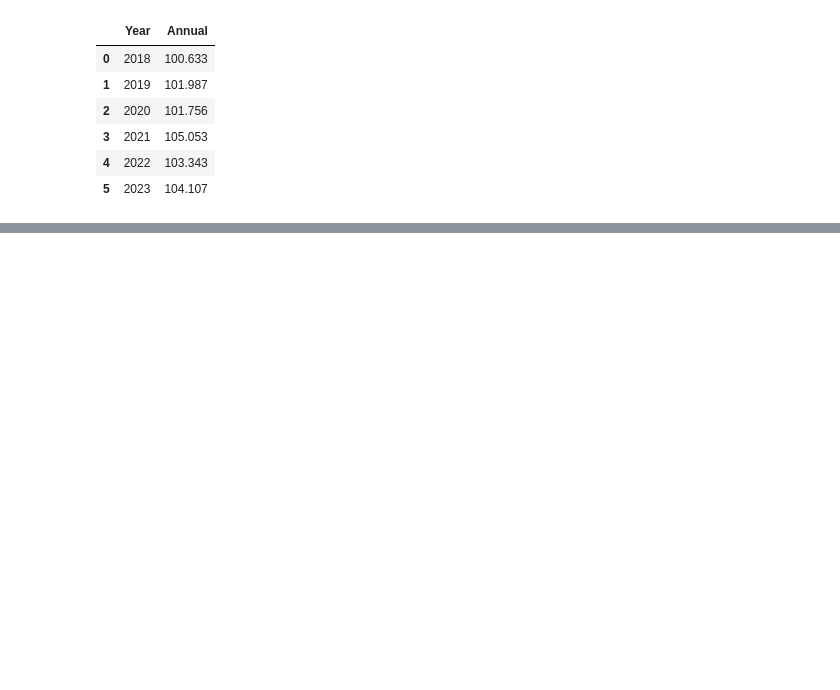
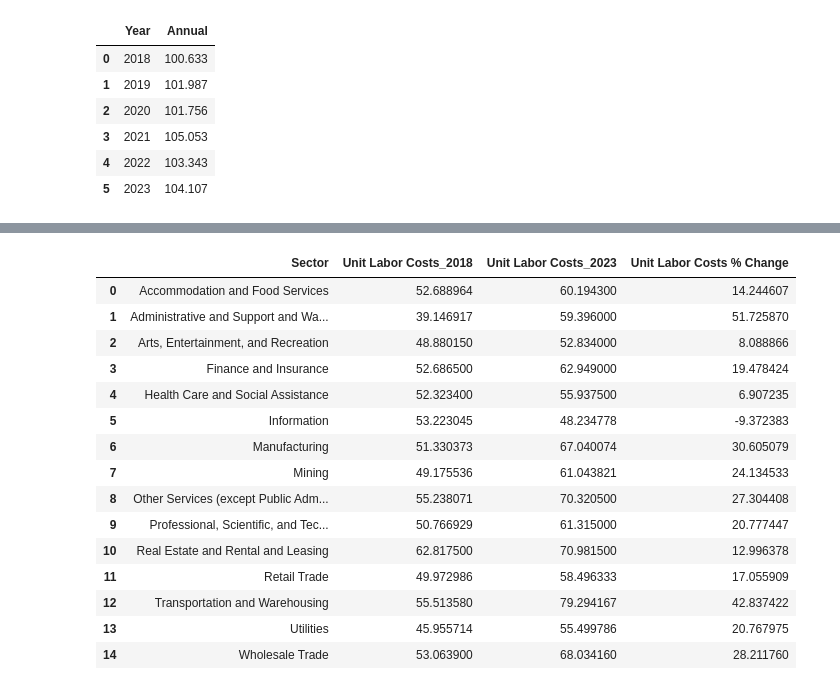
Before and after one commit to katmr27/class_project_1-, a Jupyter notebook: Class_Project_1_Starter.ipynb, the cells around one changed output, grey strips where cells are left out. Cells and saved outputs as stored; diff of their text form; code cells hidden in the pictures; blank space fills up the shorter version.

```diff
--- a/Class_Project_1_Starter.ipynb
+++ b/Class_Project_1_Starter.ipynb
@@ -205,3 +194,28 @@ average_percent_change_df.head(10)
 | 7 | Administrative and Support and Wa... | 2019 | 43.705750 |
 | 8 | Administrative and Support and Wa... | 2020 | 58.409000 |
 | 9 | Administrative and Support and Wa... | 2021 | 38.089000 |
+# %%
+first_yr1 = sector_unit_labor_costs_df[sector_unit_labor_costs_df["Year"] == 2018]
+last_yr1 = sector_unit_labor_costs_df[sector_unit_labor_costs_df["Year"] == 2023]
+
+merged_df1 = pd.merge(first_yr1, last_yr1, on="Sector", suffixes=("_2018", "_2023"))
+merged_df1["Unit Labor Costs % Change"] = ((merged_df1["Unit Labor Costs_2023"] - merged_df1["Unit Labor Costs_2018"]) / merged_df1["Unit Labor Costs_2018"]) * 100
+sector_unit_labor_costs_percent_change = merged_df1[["Sector", "Unit Labor Costs_2018", "Unit Labor Costs_2023", "Unit Labor Costs % Change"]]
+sector_unit_labor_costs_percent_change
+# %% [output]
+|  | Sector | Unit Labor Costs_2018 | Unit Labor Costs_2023 | Unit Labor Costs % Change |
+| 0 | Accommodation and Food Services | 52.688964 | 60.194300 | 14.244607 |
+| 1 | Administrative and Support and Wa... | 39.146917 | 59.396000 | 51.725870 |
+| 2 | Arts, Entertainment, and Recreation | 48.880150 | 52.834000 | 8.088866 |
+| 3 | Finance and Insurance | 52.686500 | 62.949000 | 19.478424 |
+| 4 | Health Care and Social Assistance | 52.323400 | 55.937500 | 6.907235 |
+| 5 | Information | 53.223045 | 48.234778 | -9.372383 |
+| 6 | Manufacturing | 51.330373 | 67.040074 | 30.605079 |
+| 7 | Mining | 49.175536 | 61.043821 | 24.134533 |
+| 8 | Other Services (except Public Adm... | 55.238071 | 70.320500 | 27.304408 |
+| 9 | Professional, Scientific, and Tec... | 50.766929 | 61.315000 | 20.777447 |
+| 10 | Real Estate and Rental and Leasing | 62.817500 | 70.981500 | 12.996378 |
+| 11 | Retail Trade | 49.972986 | 58.496333 | 17.055909 |
+| 12 | Transportation and Warehousing | 55.513580 | 79.294167 | 42.837422 |
+| 13 | Utilities | 45.955714 | 55.499786 | 20.767975 |
+| 14 | Wholesale Trade | 53.063900 | 68.034160 | 28.211760 |
```
Also changed, not shown: parts of 7 cells of this notebook, 2 other files.
